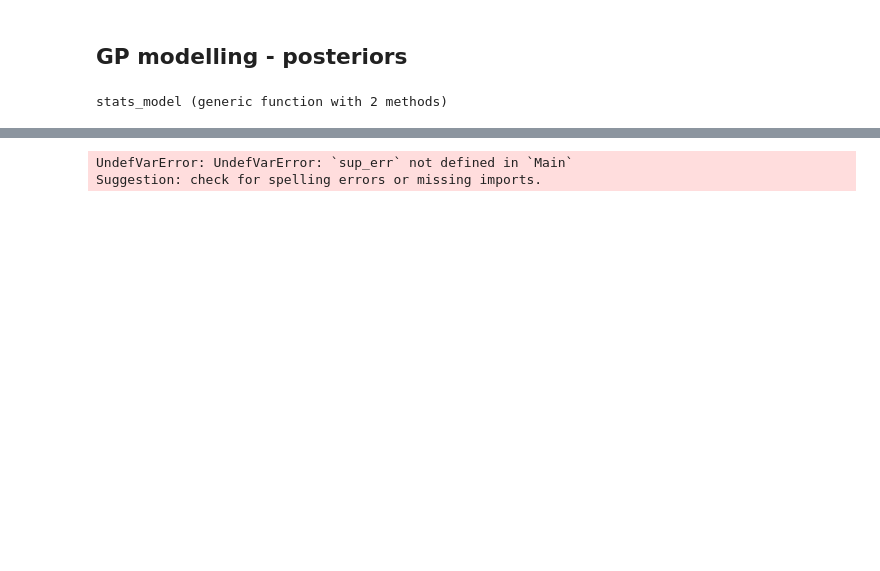
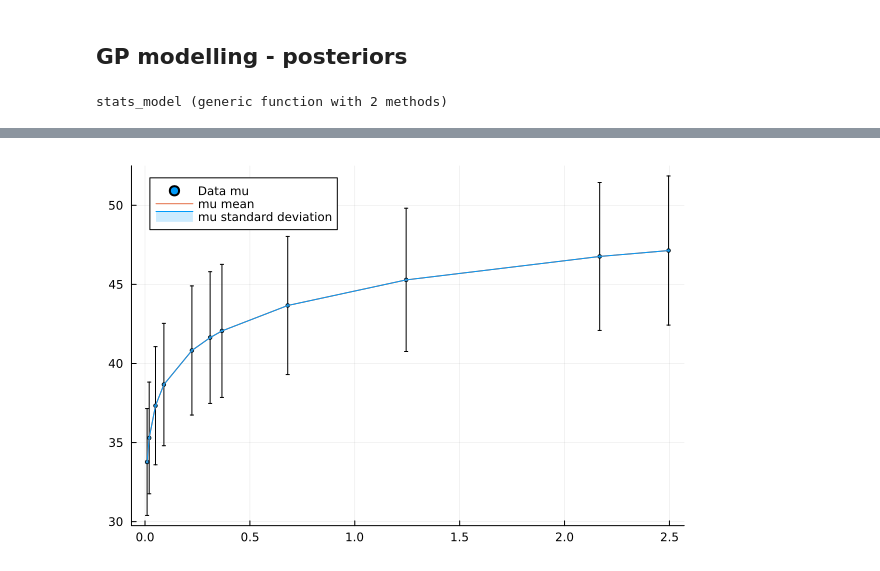
Before and after one commit to JaimeRZP/wb_gp, a Jupyter notebook: Tanvi/finaldata.ipynb, the cells around one changed output, grey strips where cells are left out. Cells and saved outputs as stored; diff of their text form; code cells hidden in the pictures; blank space fills up the shorter version.

```diff
--- a/Tanvi/finaldata.ipynb
+++ b/Tanvi/finaldata.ipynb
@@ -604,7 +591,6 @@ Suggestion: check for spelling errors or missing imports.
 # %%
-plot(fakedatasup.z, fakedatasup.data, yerr=sup_err, label="Data mu", ms=2, seriestype=:scatter)
-plot!(fakedatasup.z, vec(mupmean), label="mu mean")
-plot!(fakedatasup.z, vec(mupmean .- mups),  fillrange = vec(mupmean .+ mups), fillalpha=0.2, c=1, label="mu standard deviation")
+plot(fakedatamu.z, fakedatamu.data, yerr=mu_err, label="Data mu", ms=2, seriestype=:scatter)
+plot!(fakedatamu.z, vec(mupmean), label="mu mean")
+plot!(fakedatamu.z, vec(mupmean .- mups),  fillrange = vec(mupmean .+ mups), fillalpha=0.2, c=1, label="mu standard deviation")
 # %% [output]
-UndefVarError: UndefVarError: `sup_err` not defined in `Main`
-Suggestion: check for spelling errors or missing imports.
+[figure, added]
```
Also changed, not shown: parts of 25 cells of this notebook.
